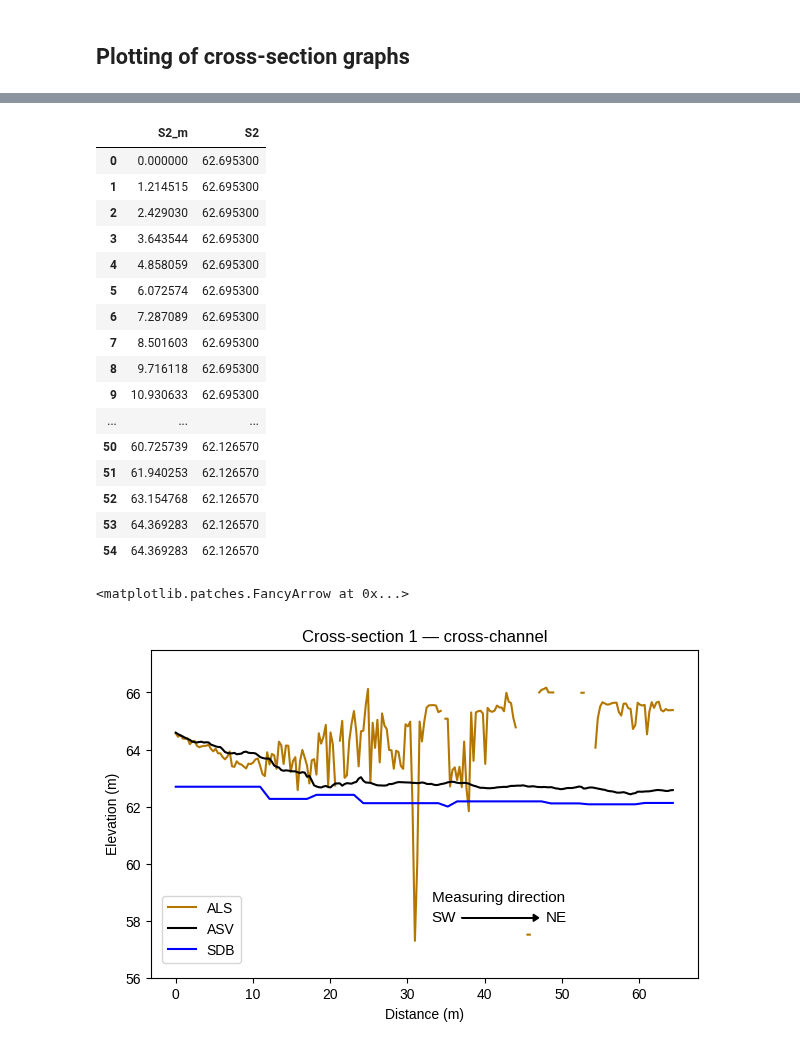
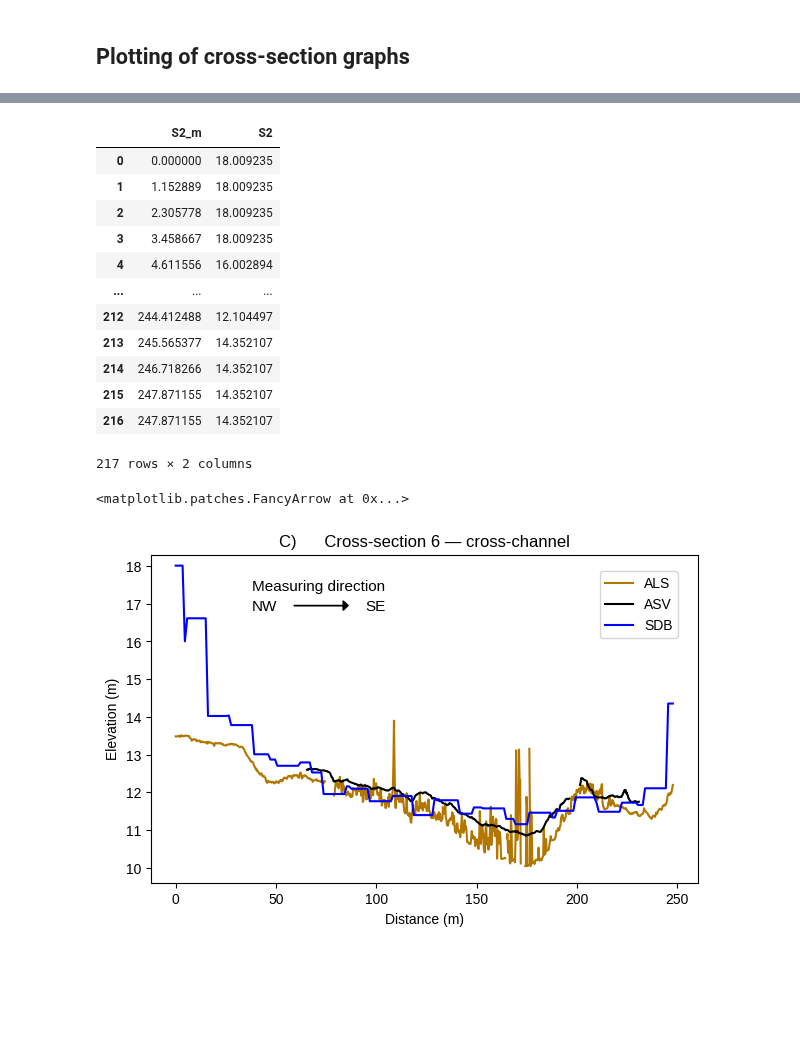
Before and after one commit to susannakukka/bathymetric-model-analysis, a Jupyter notebook: notebooks/cross-section_analysis.ipynb, the cells around one changed output, grey strips where cells are left out. Drawn from its saved outputs; the diff is of its cells as text; code cells hidden in the pictures; blank space fills up the shorter version.

Commit message:
Redid all the cs graphs cause identification alphabet forgot

```diff
--- a/notebooks/cross-section_analysis.ipynb
+++ b/notebooks/cross-section_analysis.ipynb
@@ -20,13 +20,13 @@ if use_liberation_fonts:
     })
 # %%
 # import CROSS-SECTION (cs) ASV
-cs_asv = pd.read_csv('../data/output/valle_cs_1_asv.csv', delimiter=',')
+cs_asv = pd.read_csv('../data/output/nuorgam_cs_3_asv.csv', delimiter=',')
 # %%
 # import CROSS-SECTION (cs) ALS
-cs_als = pd.read_csv('../data/output/valle_cs_1_als.csv', delimiter=',')
+cs_als = pd.read_csv('../data/output/nuorgam_cs_3_als.csv', delimiter=',')
 # %%
 # import CROSS-SECTION (cs) S2
-cs_s2 = pd.read_csv('../data/output/valle_cs_1_s2.csv', delimiter=',')
+cs_s2 = pd.read_csv('../data/output/nuorgam_cs_3_s2.csv', delimiter=',')
 # %%
 # check
 cs_asv
@@ -66,22 +66,18 @@ cs_als
 cs_s2
 # %% [output]
 |  | S2_m | S2 |
-| 0 | 0.000000 | 62.695300 |
-| 1 | 1.214515 | 62.695300 |
-| 2 | 2.429030 | 62.695300 |
-| 3 | 3.643544 | 62.695300 |
-| 4 | 4.858059 | 62.695300 |
-| 5 | 6.072574 | 62.695300 |
-| 6 | 7.287089 | 62.695300 |
-| 7 | 8.501603 | 62.695300 |
-| 8 | 9.716118 | 62.695300 |
-| 9 | 10.930633 | 62.695300 |
+| 0 | 0.000000 | 18.009235 |
+| 1 | 1.152889 | 18.009235 |
+| 2 | 2.305778 | 18.009235 |
+| 3 | 3.458667 | 18.009235 |
+| 4 | 4.611556 | 16.002894 |
 | ... | ... | ... |
-| 50 | 60.725739 | 62.126570 |
-| 51 | 61.940253 | 62.126570 |
-| 52 | 63.154768 | 62.126570 |
-| 53 | 64.369283 | 62.126570 |
-| 54 | 64.369283 | 62.126570 |
+| 212 | 244.412488 | 12.104497 |
+| 213 | 245.565377 | 14.352107 |
+| 214 | 246.718266 | 14.352107 |
+| 215 | 247.871155 | 14.352107 |
+| 216 | 247.871155 | 14.352107 |
+217 rows × 2 columns
 # %%
 # rename S2 to SDB
 cs_s2 = cs_s2.rename(columns={"S2": "SDB"})
@@ -93,26 +89,26 @@ cs_s2 = cs_s2.replace('None', np.nan)
 # %%
 # plot
 fig, ax = plotting.init_plot(figsize=(6,4))
-ax.set_title('Cross-section 1 — cross-channel')
+ax.set_title('C)      Cross-section 6 — cross-channel')
 
 cs_als.plot(x='ALS_m', color = '#B37700', linestyle="solid", ax=ax)
 cs_asv.plot(x='ASV_m', color='black',  linestyle="solid", ax=ax)
 cs_s2.plot(x='S2_m', color = '#0000FF', linestyle="solid", ax=ax)
 ax.set_xlabel("Distance (m)")
 ax.set_ylabel("Elevation (m)")
 #ax.axis('equal')
-ax.set_ylim(56,67.5) # 9.6,18.3 for Nuorgam
+ax.set_ylim(9.6,18.3) # 9.6,18.3 for Nuorgam, 56,67.5 for Utsjoki
 leg = ax.get_legend()
-leg.set_bbox_to_anchor((0.177, 0.271))
-fig.text(0.55, 0.31, 'Measuring direction', fontsize=11)
-fig.text(0.55, 0.26, 'SW', fontsize=11) # start point of the compass
-fig.text(0.74, 0.26, 'NE', fontsize=11) # end point of the compass
-ax.arrow(37, 58.1, 10, 0,
-         length_includes_head=True, head_width=0.25, head_length=0.7,
+leg.set_bbox_to_anchor((0.977, 0.971)) # 0.977, 0.971 for Nuorgam, 0.177, 0.271 for Utsjoki
+fig.text(0.25, 0.85, 'Measuring direction', fontsize=11)
+fig.text(0.25, 0.80, 'NW', fontsize=11) # start point of the compass
+fig.text(0.44, 0.80, 'SE', fontsize=11) # end point of the compass
+ax.arrow(59, 16.95, 27, 0,
+         length_includes_head=True, head_width=0.25, head_length=2.5,
          color='black'
         )
 # %% [output]
 <matplotlib.patches.FancyArrow at 0x...>
-[figure, old version]
+[figure, new version]
 # %%
 # save as png
```
Also changed, not shown: parts of 3 cells of this notebook, 6 other files.
